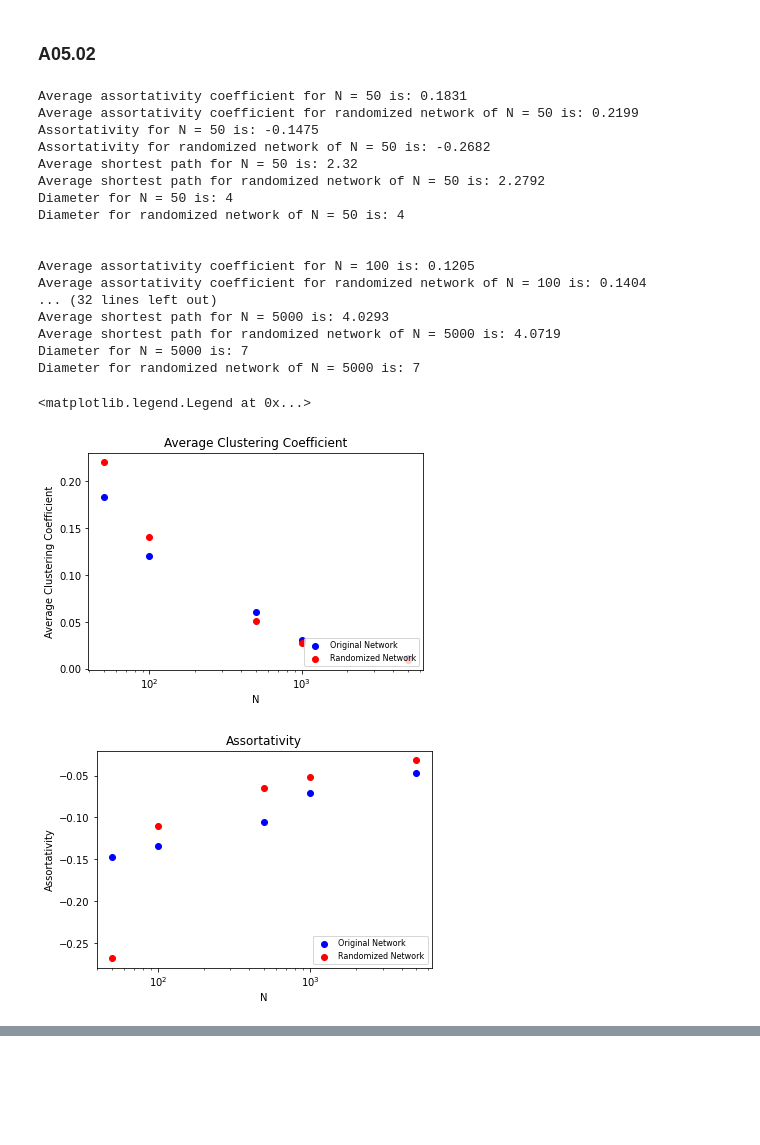
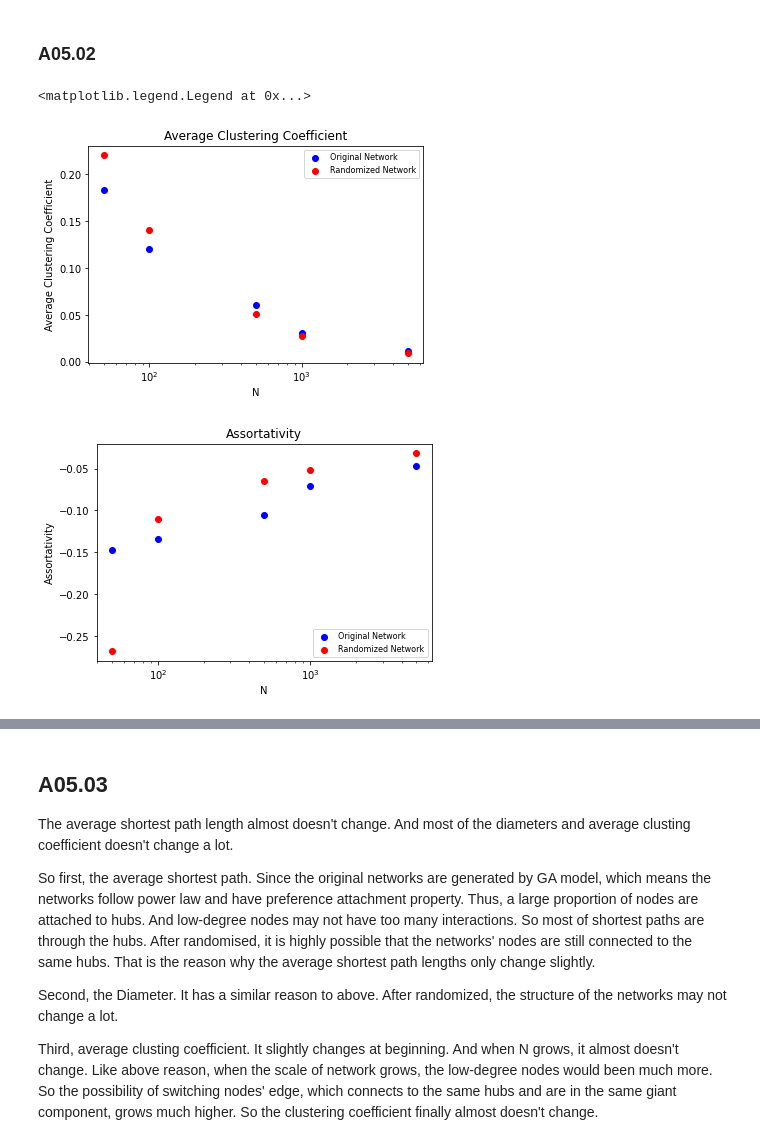
Before and after one commit to JunTu-XD/NetSci, a Jupyter notebook: assignment_5/assignment_5_Jun Tu_Guanda Zhao.ipynb, the cells around one changed output, grey strips where cells are left out. Cells and saved outputs as stored; diff of their text form; code cells hidden in the pictures; blank space fills up the shorter version.

```diff
--- a/assignment_5/assignment_5_Jun Tu_Guanda Zhao.ipynb
+++ b/assignment_5/assignment_5_Jun Tu_Guanda Zhao.ipynb
@@ -192,6 +192,15 @@ for i in range(0, len(N)):
     print("Diameter for randomized network of N =", N[i] ,"is: "+ str(diameter_rnd))
     print("\n")
 
+# list_assortativity=[-0.1475371977681335, -0.13391683132963267, -0.10560955355850746, -0.0708456184024842, -0.04715544786057382]
+# list_avg_cluster_coefficient=[0.18314137170019523, 0.12052642648627299, 0.06021638447743119, 0.030498303017622495, 0.011530301633400825]
+# list_avg_shortest_path=[2.32, 2.597777777777778, 3.228689378757515, 3.4946806806806805, 4.029317303460692]
+# list_diameter=[4, 5, 5, 6, 7]
+# list_rnd_assortativity = [-0.2681695598264104, -0.10992911651382563, -0.06441831437660461, -0.051365052139487735, -0.03179441629786604]
+# list_rnd_avg_cluster_coefficient=[0.21986894151600034, 0.1404185228241494, 0.05089284680922879, 0.02749874710932103, 0.00926529136955153]
+# list_rnd_avg_shortest_path = [2.2791836734693875, 2.6533333333333333, 3.289002004008016, 3.545101101101101, 4.071882536507301]
+# list_rnd_diameter = [4, 5, 6, 6, 7]
+
 plt.figure(1)
 plt.title("Average Clustering Coefficient")
 plt.xscale("log")
@@ -200,7 +209,7 @@ plt.ylabel("Average Clustering Coefficient")
 original = plt.scatter(N, list_avg_cluster_coefficient, color = 'blue')
 rnd = plt.scatter(N, list_rnd_avg_cluster_coefficient, color = 'red')
 plt.legend((original, rnd),
-           ('Original Network', 'Randomized Network'),loc='lower right',
+           ('Original Network', 'Randomized Network'),loc='upper right',
            ncol=1,
            fontsize=8)
 
@@ -213,52 +222,50 @@ plt.scatter(N, list_assortativity, color = 'blue')
 plt.scatter(N, list_rnd_assortativity, color = 'red')
 plt.legend((original, rnd),
            ('Original Network', 'Randomized Network'),loc='lower right',
            ncol=1,
            fontsize=8)
 
 plt.figure(3)
 plt.title("Average shortest path")
 plt.xscale("log")
 plt.xlabel("N")
 plt.ylabel("Average shortest path")
 plt.scatter(N, list_avg_shortest_path, color = 'blue')
 plt.scatter(N, list_rnd_avg_shortest_path, color = 'red')
 plt.legend((original, rnd),
            ('Original Network', 'Randomized Network'),loc='lower right',
            ncol=1,
            fontsize=8)
 
 plt.figure(4)
 plt.title("Diameter")
 plt.xscale("log")
 plt.xlabel("N")
 plt.ylabel("Diameter")
 plt.scatter(N, list_diameter, color = 'blue')
 plt.scatter(N, list_rnd_diameter, color = 'red')
 plt.legend((original, rnd),
            ('Original Network', 'Randomized Network'),loc='lower right',
            ncol=1,
            fontsize=8)
 # %% [output]
-Average assortativity coefficient for N = 50 is: 0.1831
-Average assortativity coefficient for randomized network of N = 50 is: 0.2199
-Assortativity for N = 50 is: -0.1475
-Assortativity for randomized network of N = 50 is: -0.2682
-Average shortest path for N = 50 is: 2.32
-Average shortest path for randomized network of N = 50 is: 2.2792
-Diameter for N = 50 is: 4
-Diameter for randomized network of N = 50 is: 4
-
-
-Average assortativity coefficient for N = 100 is: 0.1205
-Average assortativity coefficient for randomized network of N = 100 is: 0.1404
-... (32 lines left out)
-Average shortest path for N = 5000 is: 4.0293
-Average shortest path for randomized network of N = 5000 is: 4.0719
-Diameter for N = 5000 is: 7
-Diameter for randomized network of N = 5000 is: 7
+<matplotlib.legend.Legend at 0x...>
-<matplotlib.legend.Legend at 0x...>
-[figure, old version]
+[figure, new version]
 [figure]
 [figure]
 [figure]
+# %% [markdown]
+## A05.03
+The average shortest path length almost doesn't change.
+And most of the diameters and average clusting coefficient doesn't change a lot.
+
+So first, the average shortest path.
+Since the original networks are generated by GA model, which means the networks follow power law and have preference attachment property.
+Thus, a large proportion of nodes are attached to hubs. And low-degree nodes may not have too many interactions. So most of shortest paths are through the hubs.
+After randomised, it is highly possible that the networks' nodes are still connected to the same hubs. That is the reason why the average shortest path lengths only change slightly.
+
+Second, the Diameter.
+It has a similar reason to above. After randomized, the structure of the networks may not change a lot.
+
+Third, average clusting coefficient. It slightly changes at beginning. And when N grows, it almost doesn't change.
+Like above reason, when the scale of network grows, the low-degree nodes would been much more. So the possibility of switching nodes' edge, which connects to the same hubs and are in the same giant component, grows much higher. So the clustering coefficient finally almost doesn't change.
```
